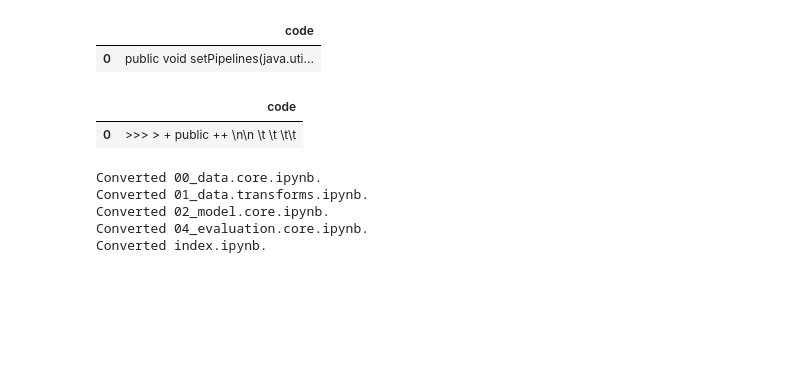
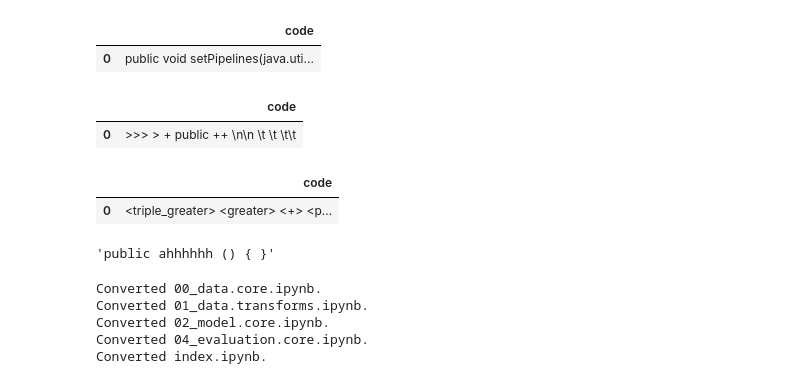
Before and after one commit to ArtificialSoftwareEngineering/InterpretingCodeGeneration, a Jupyter notebook: nbs/00_data.core.ipynb, the cells around one changed output. Saved outputs shown, nothing was run; the diff lists cells and outputs as text; code cells hidden in the pictures; blank space fills up the shorter version.

```diff
--- a/nbs/00_data.core.ipynb
+++ b/nbs/00_data.core.ipynb
@@ -423,0 +436,7 @@ fake_data = "<triple_greater> <greater> <+> <public> <++> <n><n>"
+# %%
+df_fake = pd.DataFrame(["<triple_greater> <greater> <+> <public> <++> <n><n> \t \t \t\t  "], columns=["code"])
+
+df_fake
+# %% [output]
+|  | code |
+| 0 | <triple_greater> <greater> <+> <p... |
@@ -423,0 +474,4 @@ fake_data = "<triple_greater> <greater> <+> <public> <++> <n><n>"
+# %%
+__replace_tokenizer_toks("<sos>public ahhhhhh () { }<pad><pad><pad><pad><pad><pad><pad><pad><pad><pad><pad><pad><pad>")
+# %% [output]
+'public ahhhhhh () { }'
```
Also changed, not shown: parts of 8 cells of this notebook, 4 other files.
